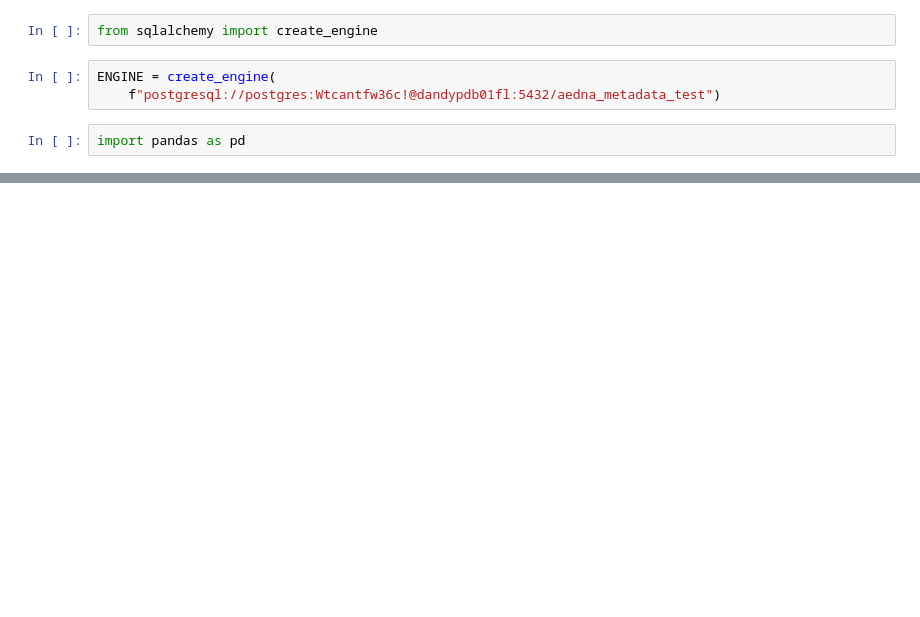
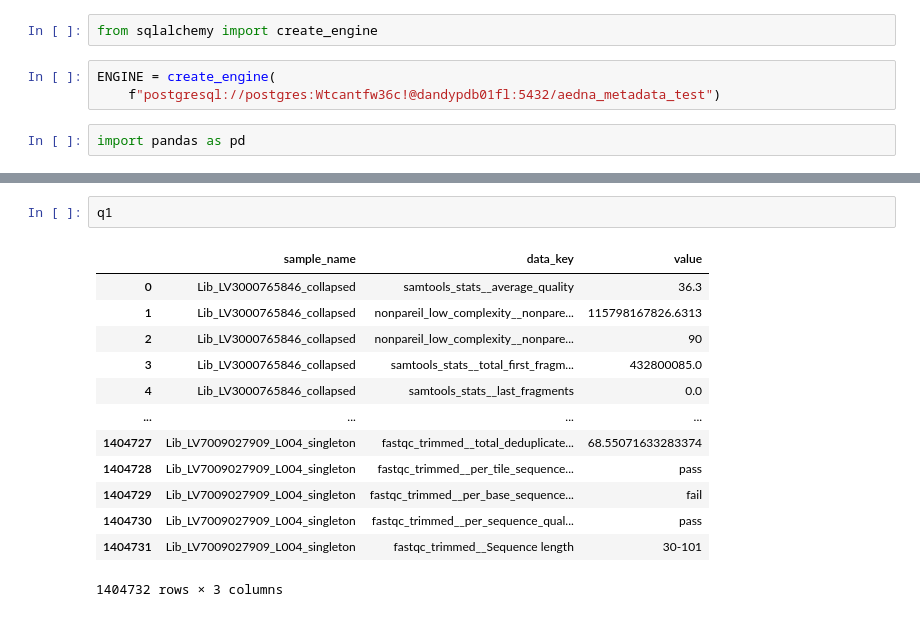
Before and after one commit to magnujo/gg-metadatabase-ui, a Jupyter notebook: playground.ipynb, the cells around one changed output, grey strips where cells are left out. Saved outputs shown, nothing was run; the diff lists cells and outputs as text; blank space fills up the shorter version.

```diff
--- a/playground.ipynb
+++ b/playground.ipynb
@@ -43,0 +108,16 @@ for i, d in df.iterrows():
+# %%
+q1
+# %% [output]
+|  | sample_name | data_key | value |
+| 0 | Lib_LV3000765846_collapsed | samtools_stats__average_quality | 36.3 |
+| 1 | Lib_LV3000765846_collapsed | nonpareil_low_complexity__nonpare... | 115798167826.6313 |
+| 2 | Lib_LV3000765846_collapsed | nonpareil_low_complexity__nonpare... | 90 |
+| 3 | Lib_LV3000765846_collapsed | samtools_stats__total_first_fragm... | 432800085.0 |
+| 4 | Lib_LV3000765846_collapsed | samtools_stats__last_fragments | 0.0 |
+| ... | ... | ... | ... |
+| 1404727 | Lib_LV7009027909_L004_singleton | fastqc_trimmed__total_deduplicate... | 68.55071633283374 |
+| 1404728 | Lib_LV7009027909_L004_singleton | fastqc_trimmed__per_tile_sequence... | pass |
+| 1404729 | Lib_LV7009027909_L004_singleton | fastqc_trimmed__per_base_sequence... | fail |
+| 1404730 | Lib_LV7009027909_L004_singleton | fastqc_trimmed__per_sequence_qual... | pass |
+| 1404731 | Lib_LV7009027909_L004_singleton | fastqc_trimmed__Sequence length | 30-101 |
+1404732 rows × 3 columns
```
Also changed, not shown: parts of 19 cells of this notebook, 4 other files.
